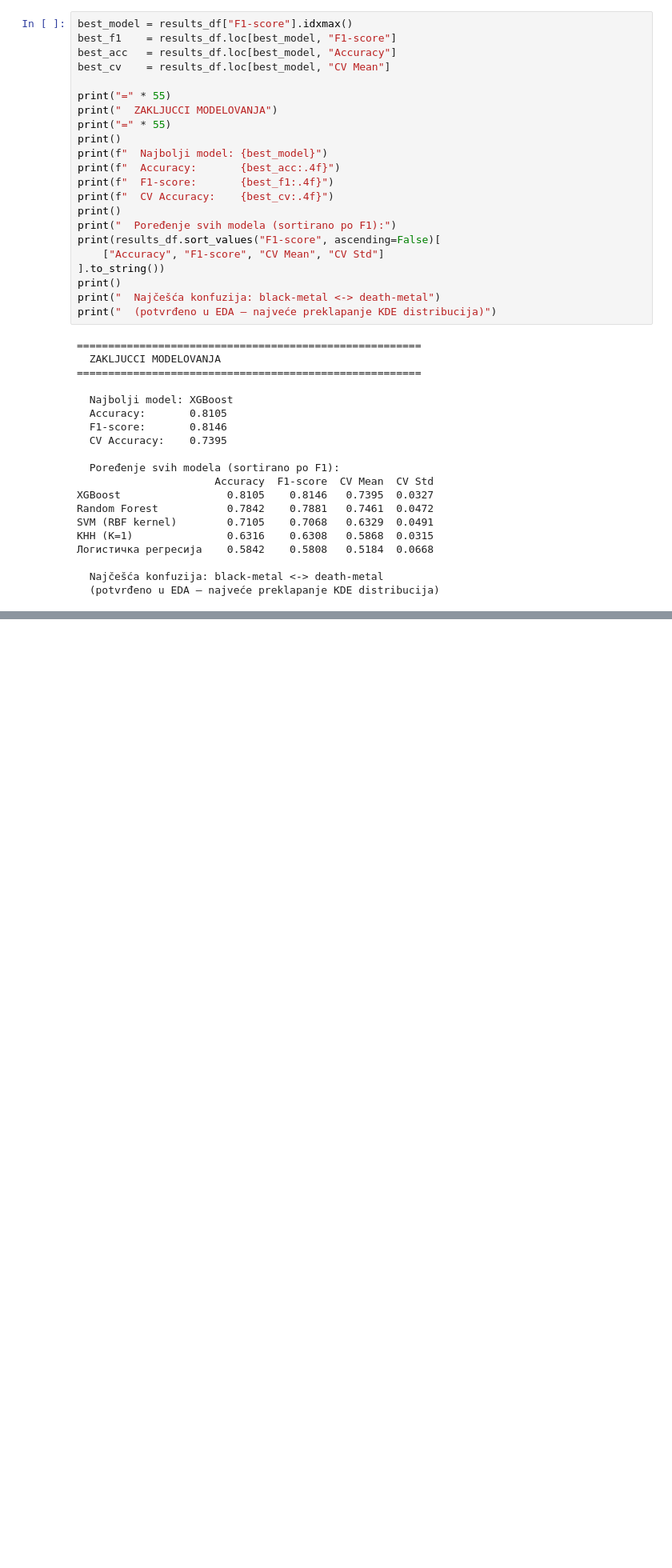
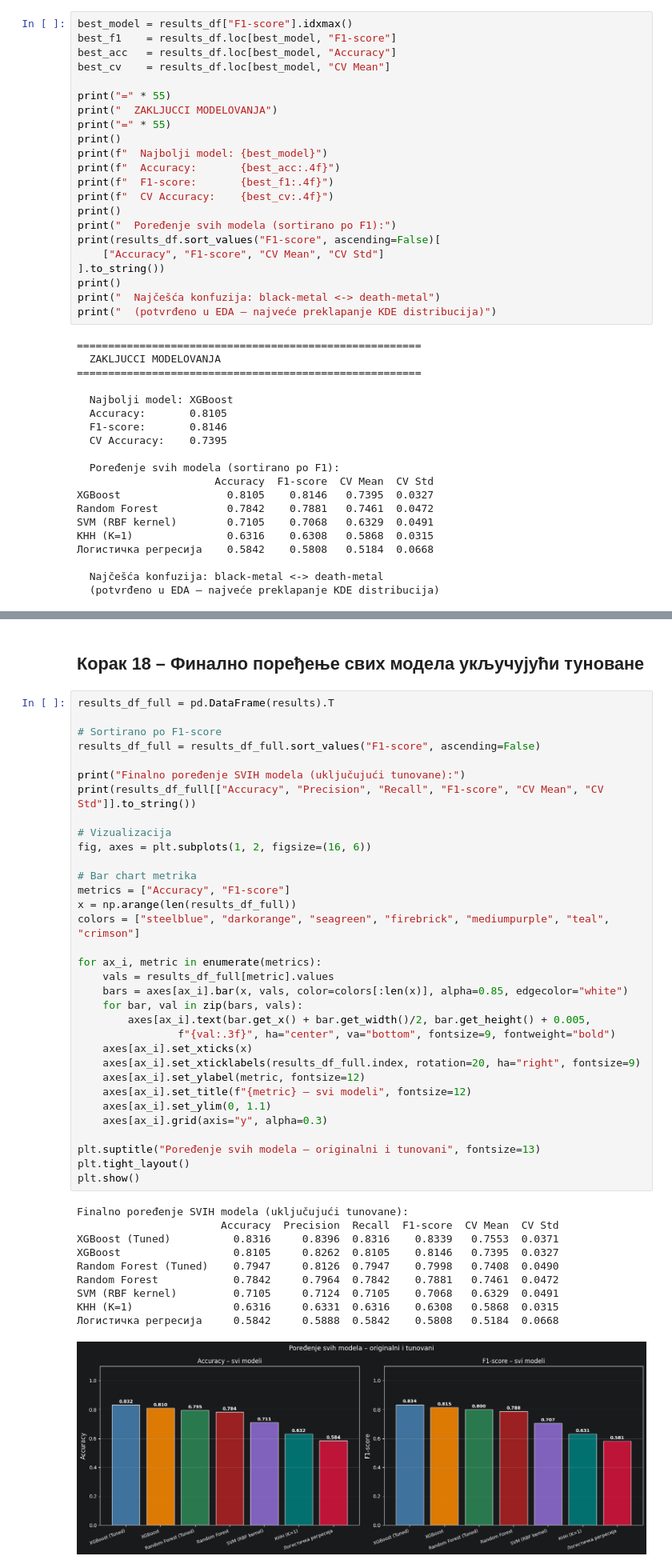
Before and after one commit to durke-m/metal-subgenre-classification, a Jupyter notebook: notebooks/Modeling.ipynb, the cells around one changed output, grey strips where cells are left out. Shown at 80% size. Cells and saved outputs as stored; diff of their text form; blank space fills up the shorter version.

```diff
--- a/notebooks/Modeling.ipynb
+++ b/notebooks/Modeling.ipynb
@@ -500,0 +662,46 @@ SVM (RBF kernel)        0.7105    0.7068   0.6329  0.0491
+# %% [markdown]
+## Корак 18 – Финално поређење свих модела укључујући тунованe
+# %%
+results_df_full = pd.DataFrame(results).T
+
+# Sortirano po F1-score
+results_df_full = results_df_full.sort_values("F1-score", ascending=False)
+
+print("Finalno poređenje SVIH modela (uključujući tunovane):")
+print(results_df_full[["Accuracy", "Precision", "Recall", "F1-score", "CV Mean", "CV Std"]].to_string())
+
+# Vizualizacija
+fig, axes = plt.subplots(1, 2, figsize=(16, 6))
+
+# Bar chart metrika
+metrics = ["Accuracy", "F1-score"]
+x = np.arange(len(results_df_full))
+colors = ["steelblue", "darkorange", "seagreen", "firebrick", "mediumpurple", "teal", "crimson"]
+
+for ax_i, metric in enumerate(metrics):
+    vals = results_df_full[metric].values
+    bars = axes[ax_i].bar(x, vals, color=colors[:len(x)], alpha=0.85, edgecolor="white")
+    for bar, val in zip(bars, vals):
+        axes[ax_i].text(bar.get_x() + bar.get_width()/2, bar.get_height() + 0.005,
+                f"{val:.3f}", ha="center", va="bottom", fontsize=9, fontweight="bold")
+    axes[ax_i].set_xticks(x)
+    axes[ax_i].set_xticklabels(results_df_full.index, rotation=20, ha="right", fontsize=9)
+    axes[ax_i].set_ylabel(metric, fontsize=12)
+    axes[ax_i].set_title(f"{metric} – svi modeli", fontsize=12)
+    axes[ax_i].set_ylim(0, 1.1)
+    axes[ax_i].grid(axis="y", alpha=0.3)
+
+plt.suptitle("Poređenje svih modela – originalni i tunovani", fontsize=13)
+plt.tight_layout()
+plt.show()
+# %% [output]
+Finalno poređenje SVIH modela (uključujući tunovane):
+                       Accuracy  Precision  Recall  F1-score  CV Mean  CV Std
+XGBoost (Tuned)          0.8316     0.8396  0.8316    0.8339   0.7553  0.0371
+XGBoost                  0.8105     0.8262  0.8105    0.8146   0.7395  0.0327
+Random Forest (Tuned)    0.7947     0.8126  0.7947    0.7998   0.7408  0.0490
+Random Forest            0.7842     0.7964  0.7842    0.7881   0.7461  0.0472
+SVM (RBF kernel)         0.7105     0.7124  0.7105    0.7068   0.6329  0.0491
+КНН (K=1)                0.6316     0.6331  0.6316    0.6308   0.5868  0.0315
+Логистичка регресија     0.5842     0.5888  0.5842    0.5808   0.5184  0.0668
+[figure, added]
```
Also changed, not shown: parts of 20 cells of this notebook, 4 other files.
